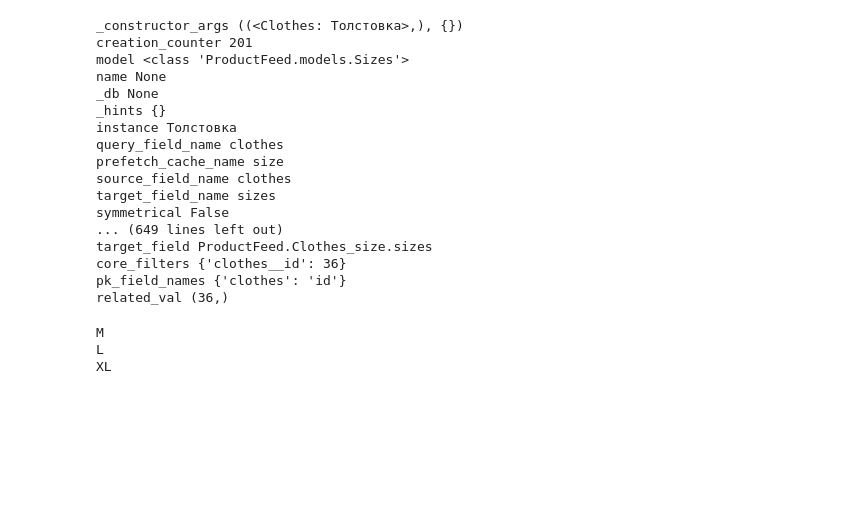
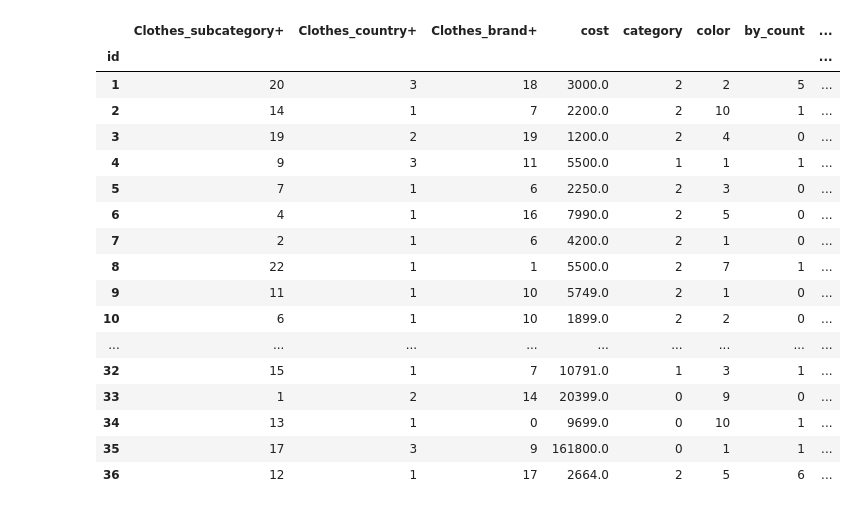
Before and after one commit to cocolo13/coursework, a Jupyter notebook: OnlineShop/ProductFeed/recommendation_products.ipynb, the cells around one changed output. Saved outputs shown, nothing was run; the diff lists cells and outputs as text; code cells hidden in the pictures; blank space fills up the shorter version.

```diff
--- a/OnlineShop/ProductFeed/recommendation_products.ipynb
+++ b/OnlineShop/ProductFeed/recommendation_products.ipynb
@@ -23,2 +20,2 @@ all_column_name = []
 # %%
-Sizes.objects.all()
+all_clothes = Clothes.objects.all()
@@ -91,30 +93,0 @@ df
-# %%
-add_fields = ["size", "season", "style", "subcategory", "country"]
-for elem in Clothes.objects.all():
-    for field_name, field_value in elem.size.__dict__.items():
-        print(field_name, field_value)
-# %% [output]
-_constructor_args ((<Clothes: Толстовка>,), {})
-creation_counter 201
-model <class 'ProductFeed.models.Sizes'>
-name None
-_db None
-_hints {}
-instance Толстовка
-query_field_name clothes
-prefetch_cache_name size
-source_field_name clothes
-target_field_name sizes
-symmetrical False
-... (649 lines left out)
-target_field ProductFeed.Clothes_size.sizes
-core_filters {'clothes__id': 36}
-pk_field_names {'clothes': 'id'}
-related_val (36,)
-# %%
-for s in Clothes.objects.get(pk=3).size.all():
-    print(s.size)
-# %% [output]
-M
-L
-XL
@@ -120,0 +97,28 @@ XL
+# %%
+for col in df.columns:
+    if df[col].dtype == "object":
+        encoder = LabelEncoder()
+        encoder.fit(df[col])
+        jb.dump(encoder, f"{col}_encoder.joblib")
+        df[col] = encoder.transform(df[col])
+# %%
+df
+# %% [output]
+|  | Clothes_subcategory+ | Clothes_country+ | Clothes_brand+ | cost | category | color | by_count | ... |
+| id |  |  |  |  |  |  |  | ... |
+| 1 | 20 | 3 | 18 | 3000.0 | 2 | 2 | 5 | ... |
+| 2 | 14 | 1 | 7 | 2200.0 | 2 | 10 | 1 | ... |
+| 3 | 19 | 2 | 19 | 1200.0 | 2 | 4 | 0 | ... |
+| 4 | 9 | 3 | 11 | 5500.0 | 1 | 1 | 1 | ... |
+| 5 | 7 | 1 | 6 | 2250.0 | 2 | 3 | 0 | ... |
+| 6 | 4 | 1 | 16 | 7990.0 | 2 | 5 | 0 | ... |
+| 7 | 2 | 1 | 6 | 4200.0 | 2 | 1 | 0 | ... |
+| 8 | 22 | 1 | 1 | 5500.0 | 2 | 7 | 1 | ... |
+| 9 | 11 | 1 | 10 | 5749.0 | 2 | 1 | 0 | ... |
+| 10 | 6 | 1 | 10 | 1899.0 | 2 | 2 | 0 | ... |
+| ... | ... | ... | ... | ... | ... | ... | ... | ... |
+| 32 | 15 | 1 | 7 | 10791.0 | 1 | 3 | 1 | ... |
+| 33 | 1 | 2 | 14 | 20399.0 | 0 | 9 | 0 | ... |
+| 34 | 13 | 1 | 0 | 9699.0 | 0 | 10 | 1 | ... |
+| 35 | 17 | 3 | 9 | 161800.0 | 0 | 1 | 1 | ... |
+| 36 | 12 | 1 | 17 | 2664.0 | 2 | 5 | 6 | ... |
```
Also changed, not shown: parts of 20 cells of this notebook, 25 other files.
